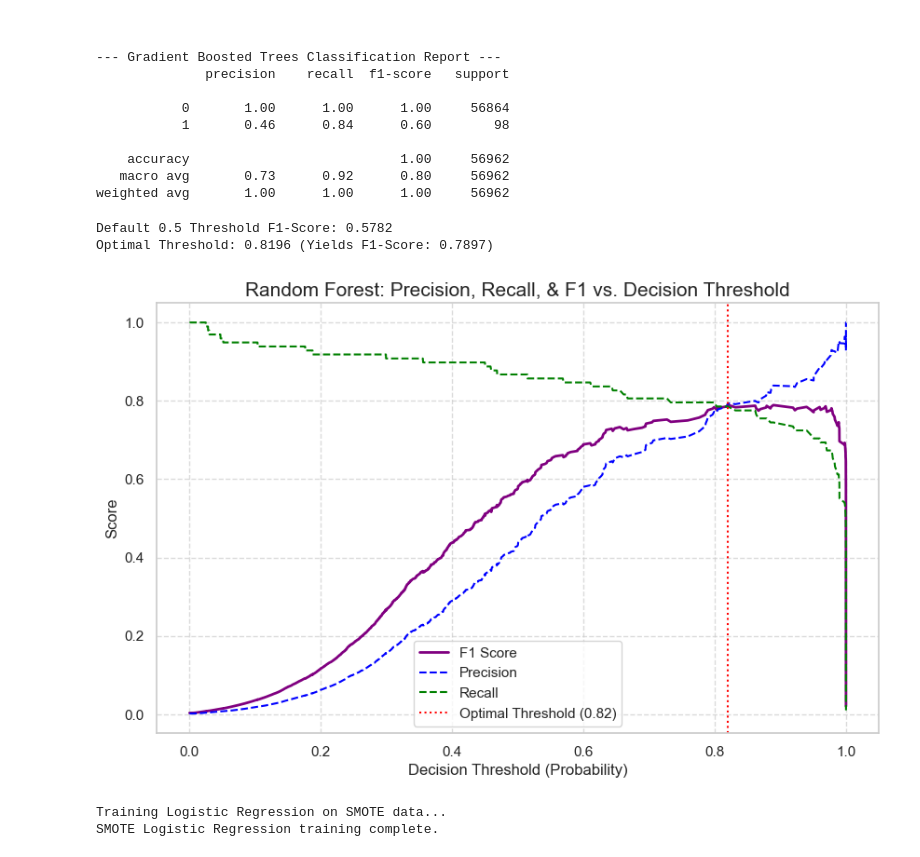
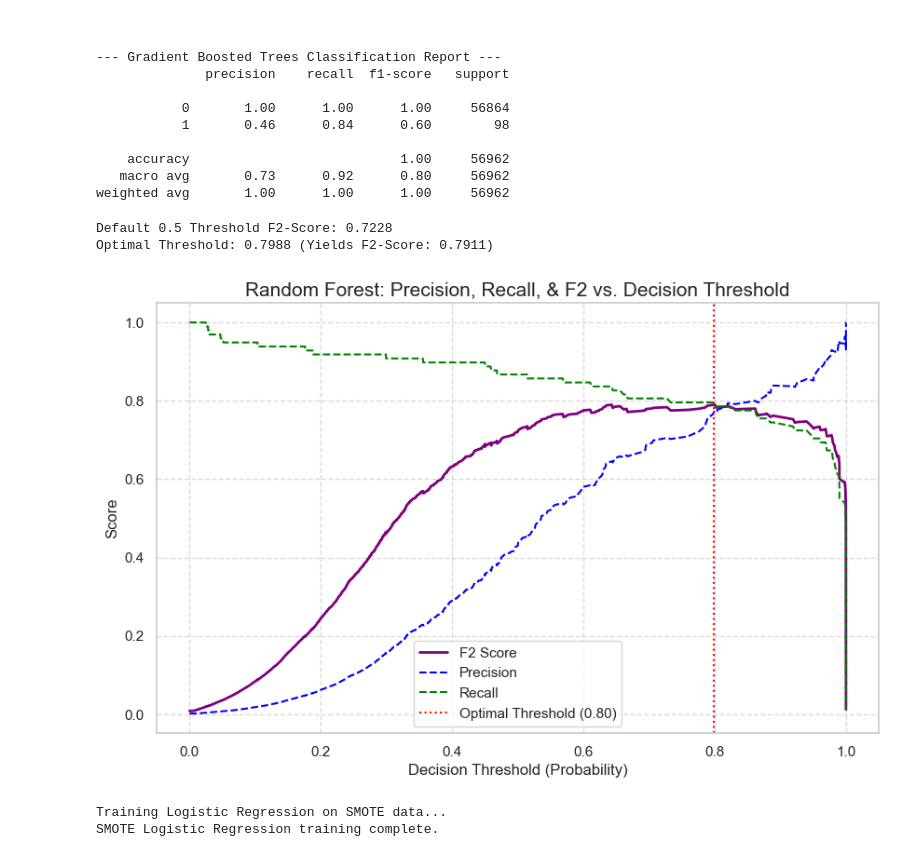
Before and after one commit to amartyakallingal/CS-4641-Credit-Card-Fraud-Project, a Jupyter notebook: tree_models.ipynb, the cells around one changed output. Cells and saved outputs as stored; diff of their text form; code cells hidden in the pictures.

```diff
--- a/tree_models.ipynb
+++ b/tree_models.ipynb
@@ -189,35 +189,38 @@ weighted avg       1.00      1.00      1.00     56962
 # %%
 rf_precision, rf_recall, rf_thresholds = precision_recall_curve(y_test, rf_probs)
 
-rf_f1_scores = 2 * (rf_precision[:-1] * rf_recall[:-1]) / (rf_precision[:-1] + rf_recall[:-1])
+rf_f2_scores = (1 + 2**2) * (rf_precision[:-1] * rf_recall[:-1]) / ((2**2 * rf_precision[:-1]) + rf_recall[:-1] + 1e-8)
 
-optimal_idx = np.argmax(rf_f1_scores)
+optimal_idx = np.argmax(rf_f2_scores)
 optimal_threshold = rf_thresholds[optimal_idx]
-best_f1 = rf_f1_scores[optimal_idx]
+best_f2 = rf_f2_scores[optimal_idx]
 
-print(f"Default 0.5 Threshold F1-Score: {2 * (rf_precision[np.searchsorted(rf_thresholds, 0.5)] * rf_recall[np.searchsorted(rf_thresholds, 0.5)]) / (rf_precision[np.searchsorted(rf_thresholds, 0.5)] + rf_recall[np.searchsorted(rf_thresholds, 0.5)]):.4f}")
-print(f"Optimal Threshold: {optimal_threshold:.4f} (Yields F1-Score: {best_f1:.4f})")
+default_idx = np.searchsorted(rf_thresholds, 0.5)
+default_f2 = (1 + 2**2) * (rf_precision[default_idx] * rf_recall[default_idx]) / ((2**2 * rf_precision[default_idx]) + rf_recall[default_idx] + 1e-8)
+
+print(f"Default 0.5 Threshold F2-Score: {default_f2:.4f}")
+print(f"Optimal Threshold: {optimal_threshold:.4f} (Yields F2-Score: {best_f2:.4f})")
 
 plt.figure(figsize=(10, 6))
-plt.plot(rf_thresholds, rf_f1_scores, label='F1 Score', color='purple', lw=2)
+plt.plot(rf_thresholds, rf_f2_scores, label='F2 Score', color='purple', lw=2)
 plt.plot(rf_thresholds, rf_precision[:-1], label='Precision', color='blue', linestyle='--')
 plt.plot(rf_thresholds, rf_recall[:-1], label='Recall', color='green', linestyle='--')
 
 plt.axvline(x=optimal_threshold, color='red', linestyle=':',
             label=f'Optimal Threshold ({optimal_threshold:.2f})')
 
-plt.title('Random Forest: Precision, Recall, & F1 vs. Decision Threshold', fontsize=15)
+plt.title('Random Forest: Precision, Recall, & F2 vs. Decision Threshold', fontsize=15)
 plt.xlabel('Decision Threshold (Probability)', fontsize=12)
 plt.ylabel('Score', fontsize=12)
 plt.legend(loc='lower center')
 plt.grid(True, linestyle='--', alpha=0.7)
 
 plt.savefig('tm_rf_threshold_tuning.png', dpi=300, bbox_inches='tight')
 plt.show()
 # %% [output]
-Default 0.5 Threshold F1-Score: 0.5782
-Optimal Threshold: 0.8196 (Yields F1-Score: 0.7897)
+Default 0.5 Threshold F2-Score: 0.7228
+Optimal Threshold: 0.7988 (Yields F2-Score: 0.7911)
-[figure, old version]
+[figure, new version]
 # %%
 smote_lr_model = LogisticRegression(max_iter=1000, random_state=42)
 
```
Also changed, not shown: parts of 5 cells of this notebook, 4 other files.
